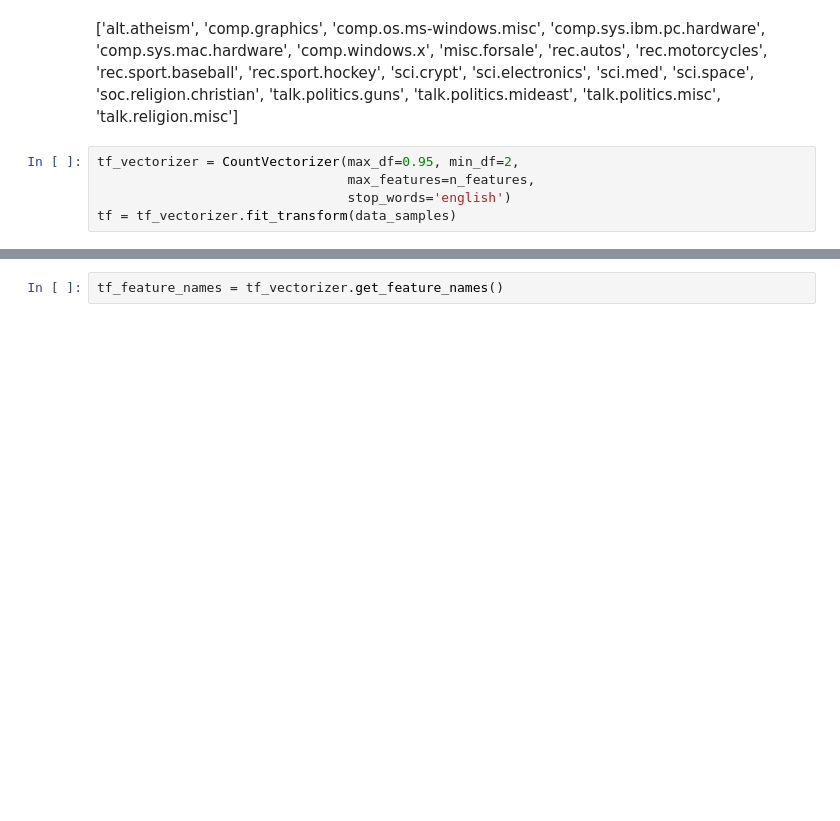
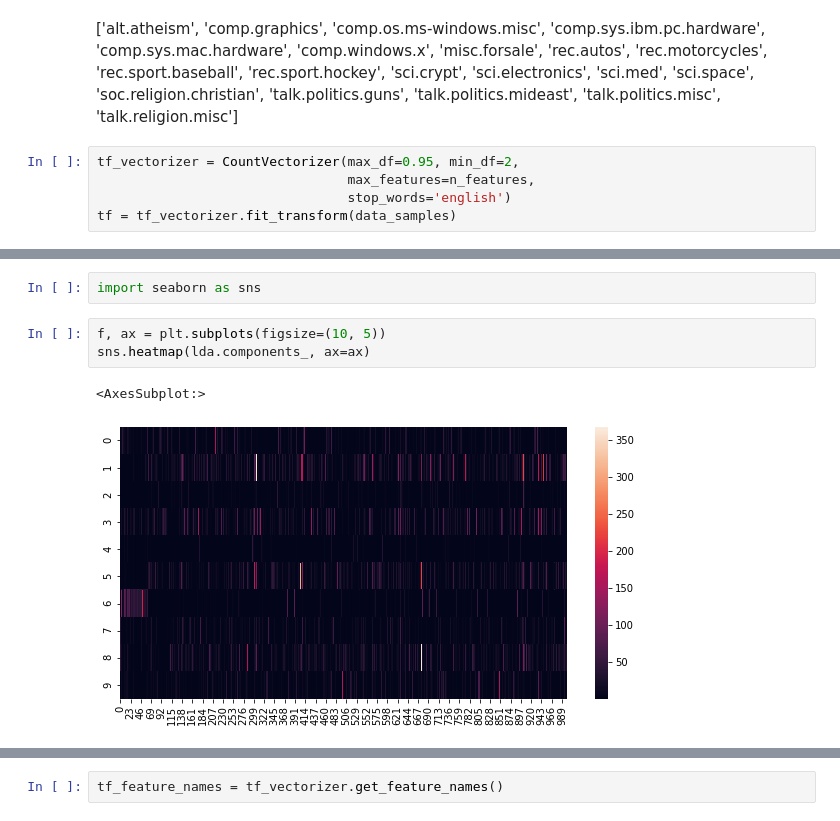
Before and after one commit to louisguitton/papers-implemented, a Jupyter notebook: papers/seeded-topics/sklearn.ipynb, the cells around one changed output, grey strips where cells are left out. Drawn from its saved outputs; the diff is of its cells as text; blank space fills up the shorter version.

```diff
--- a/papers/seeded-topics/sklearn.ipynb
+++ b/papers/seeded-topics/sklearn.ipynb
@@ -97,0 +141,8 @@ GuidedLatentDirichletAllocation(learning_method='online', learning_offset=50.0,
+# %%
+import seaborn as sns
+# %%
+f, ax = plt.subplots(figsize=(10, 5))
+sns.heatmap(lda.components_, ax=ax)
+# %% [output]
+<AxesSubplot:>
+[figure, added]
```
Also changed, not shown: parts of 8 cells of this notebook, 1 other file.
